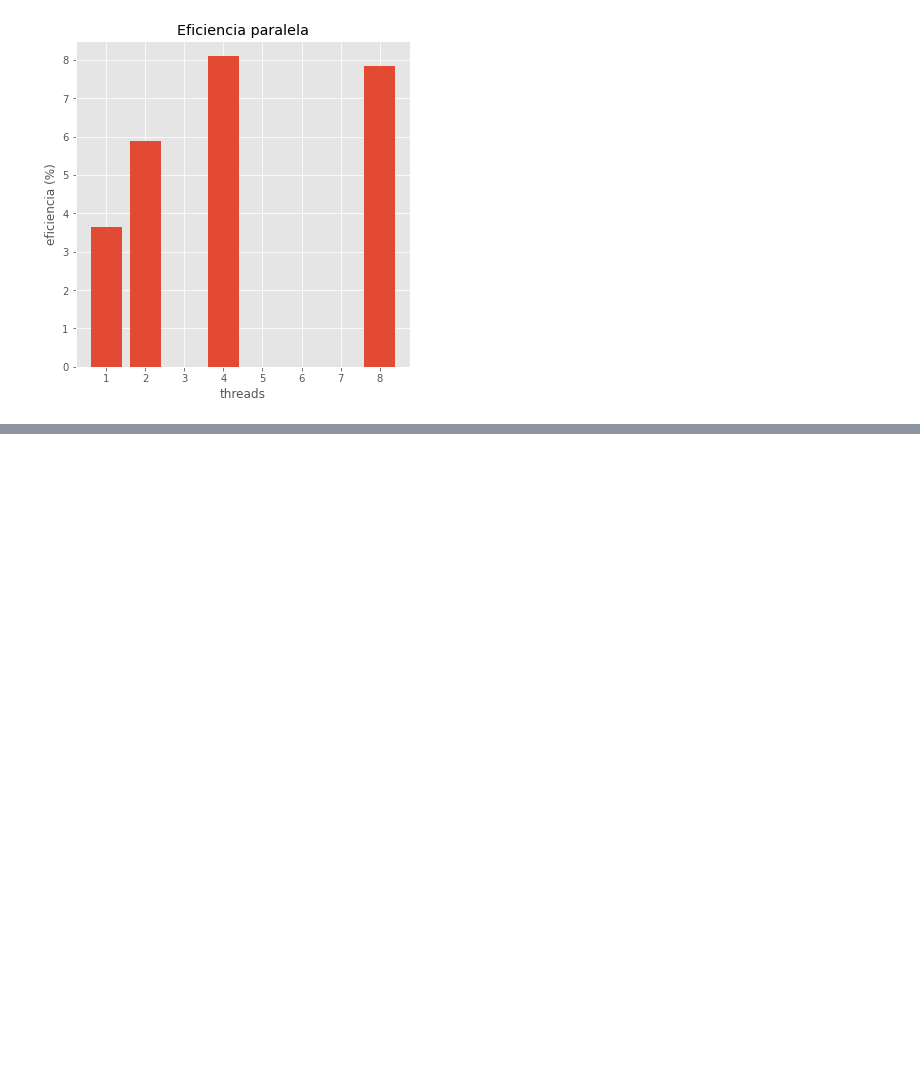
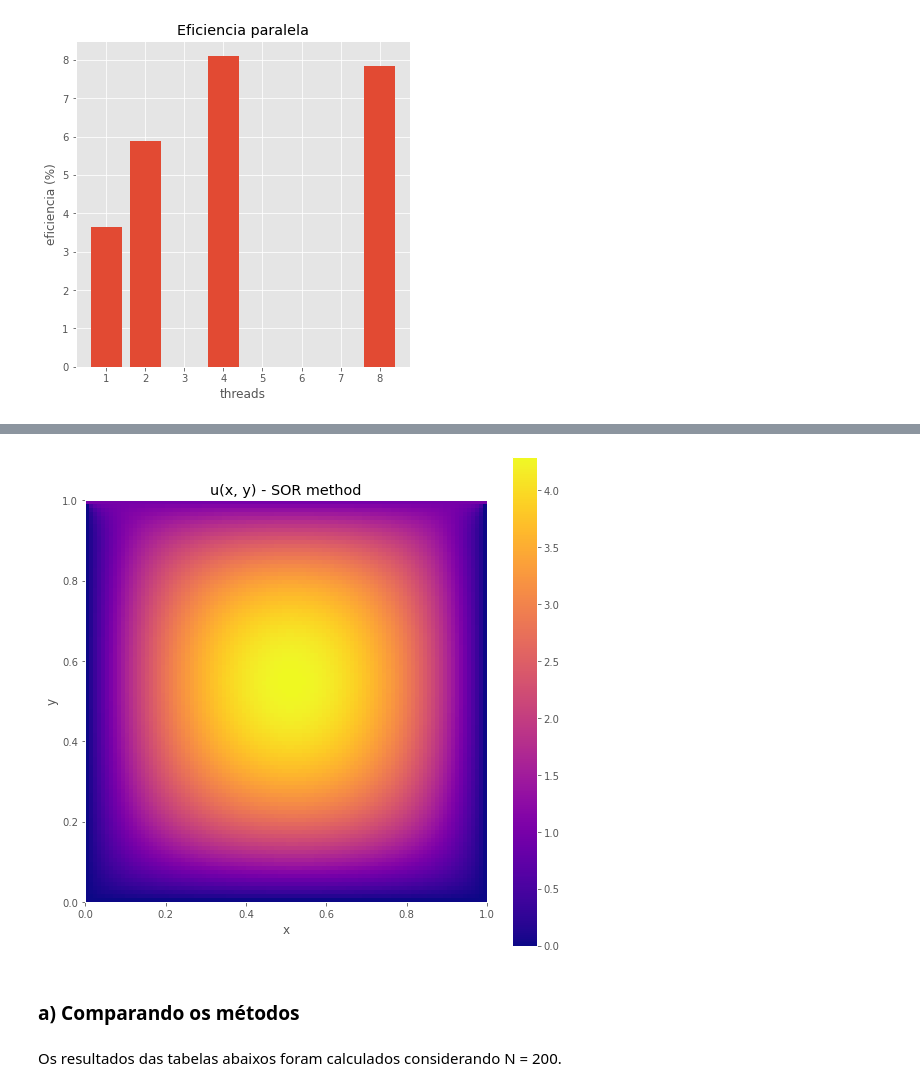
Before and after one commit to antoniomedeiros1/poisson-2d, a Jupyter notebook: report.ipynb, the cells around one changed output, grey strips where cells are left out. Drawn from its saved outputs; the diff is of its cells as text; code cells hidden in the pictures; blank space fills up the shorter version.

```diff
--- a/report.ipynb
+++ b/report.ipynb
@@ -112,0 +121,31 @@ plt.show()
+# %%
+# reading ascii data
+
+with open('SOR.dat', 'r') as file:
+    h = float(file.readline())
+    N = int(file.readline())
+    M = int(file.readline())
+    u = np.zeros((N, M), float)
+
+    for j in range(M):
+        u[j] = file.readline()[:-2].split(sep=" ")
+
+
+print(h)
+print(N)
+print(M)
+# %%
+plt.figure(figsize=(9, 9))
+plt.imshow(u, cmap='plasma', origin='lower', extent=(0, h*N, 0, h*M))
+plt.colorbar()
+plt.title('u(x, y) - SOR method')
+plt.xlabel('x')
+plt.ylabel('y')
+plt.grid(False)
+plt.show()
+# %% [output]
+[figure, added]
+# %% [markdown]
+### a) Comparando os métodos
+# %% [markdown]
+Os resultados das tabelas abaixos foram calculados considerando N = 200.
```
Also changed, not shown: parts of 17 cells of this notebook, 4 other files.
